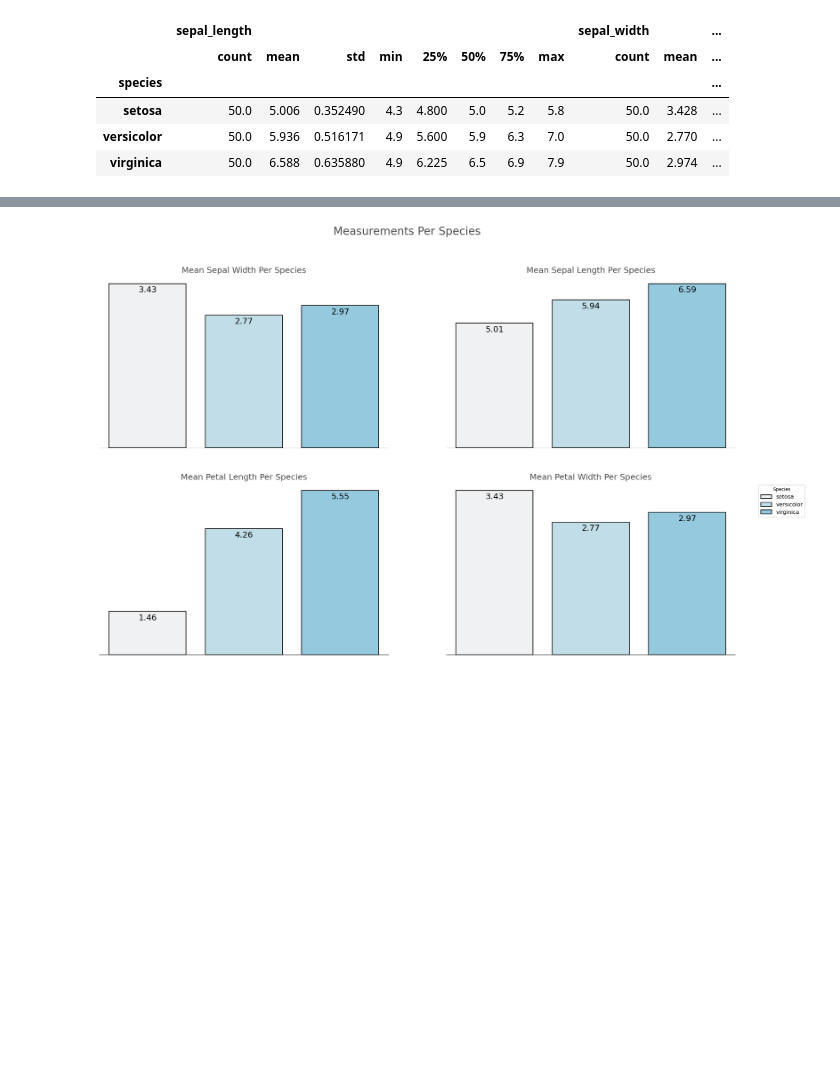
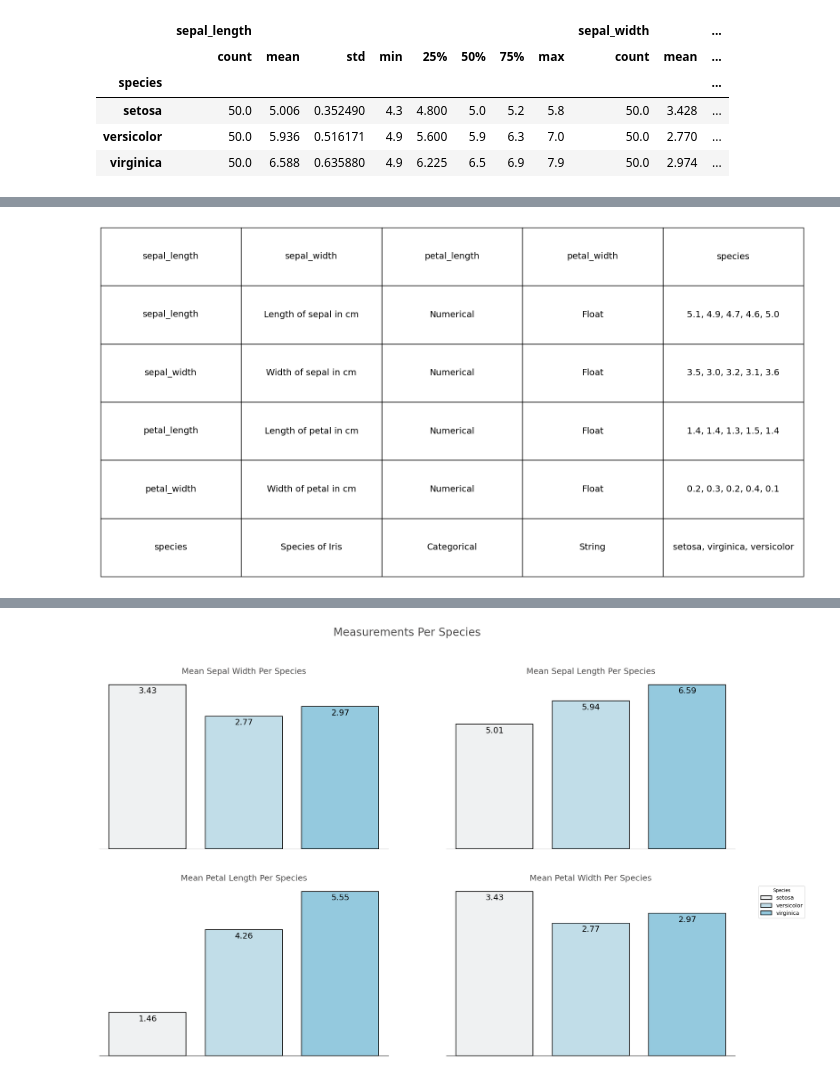
Before and after one commit to FDEgan/Iris_Project, a Jupyter notebook: Analysis.ipynb, the cells around one changed output, grey strips where cells are left out. Drawn from its saved outputs; the diff is of its cells as text; code cells hidden in the pictures; blank space fills up the shorter version.

```diff
--- a/Analysis.ipynb
+++ b/Analysis.ipynb
@@ -109,0 +205,30 @@ with open('species_summary_statistics.txt', 'w') as file:
+# %%
+# Data
+data = [
+    ["sepal_length", "Length of sepal in cm", "Numerical", "Float", "5.1, 4.9, 4.7, 4.6, 5.0"],
+    ["sepal_width", "Width of sepal in cm", "Numerical", "Float", "3.5, 3.0, 3.2, 3.1, 3.6"],
+    ["petal_length", "Length of petal in cm", "Numerical", "Float", "1.4, 1.4, 1.3, 1.5, 1.4"],
+    ["petal_width", "Width of petal in cm", "Numerical", "Float", "0.2, 0.3, 0.2, 0.4, 0.1"],
+    ["species", "Species of Iris", "Categorical", "String", "setosa, virginica, versicolor"]
+]
+
+# Creating DataFrame
+df_desc = pd.DataFrame(data, columns=["Variable", "Description", "Variable Type", "Data Type", "Sample Data"])
+
+# Tabulating data
+tabular_data = tabulate(df_desc, headers='keys', tablefmt='pipe', showindex=False)
+
+# Saving as PNG
+fig, ax = plt.subplots(figsize=(20, 10))
+ax.axis('tight')
+ax.axis('off')
+table = ax.table(cellText=df_desc.values, colLabels=df.columns, bbox=[0,0,1,1], colLoc='center', cellLoc='center')
+
+# Increase font size
+table.auto_set_font_size(False)
+table.set_fontsize(14)
+
+plt.savefig(os.path.join(sum_path, 'description.png',), bbox_inches='tight', pad_inches=0.05)
+plt.show()
+# %% [output]
+[figure, added]
```
Also changed, not shown: parts of 24 cells of this notebook, 7 other files.
